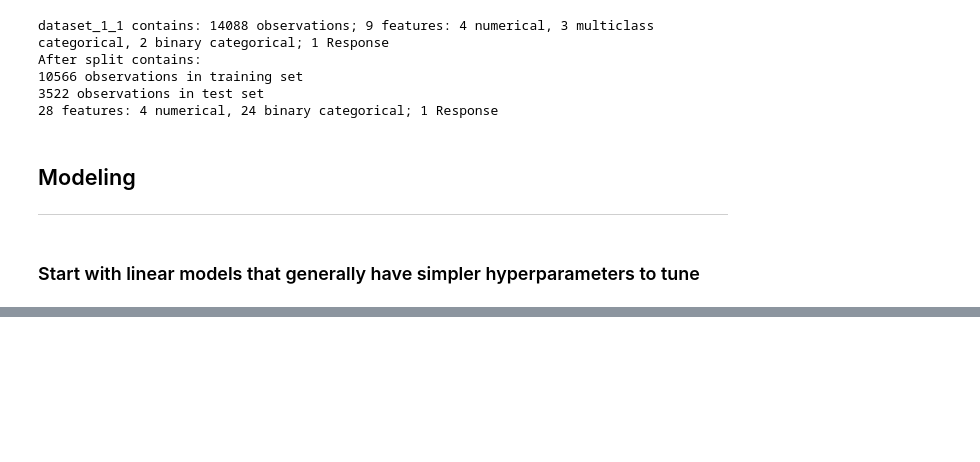
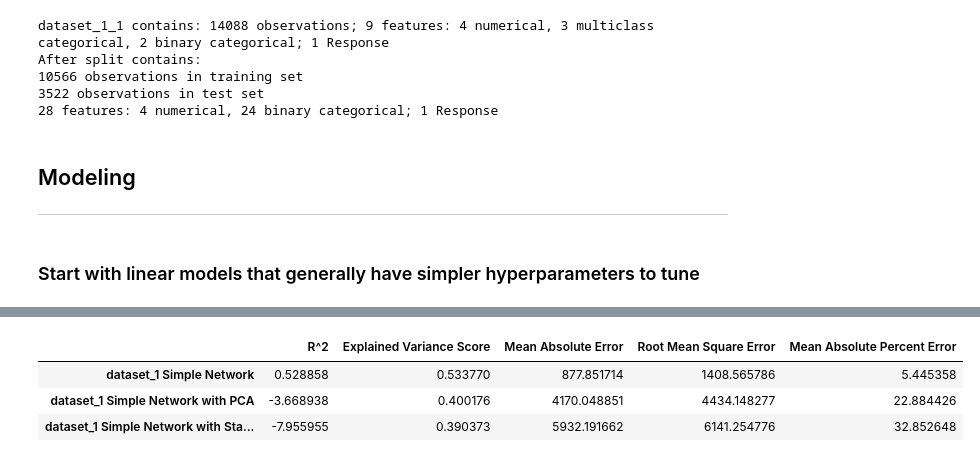
Before and after one commit to wyattowalsh/ieor_142_project, a Jupyter notebook: nba_da.ipynb, the cells around one changed output, grey strips where cells are left out. Saved outputs shown, nothing was run; the diff lists cells and outputs as text; code cells hidden in the pictures; blank space fills up the shorter version.

```diff
--- a/notebooks/nba_da.ipynb
+++ b/nba_da.ipynb
@@ -204,0 +332,7 @@ nn_statistics.sort_values(['Mean Absolute Error']).head()
+# %%
+nn_statistics.sort_values(['R^2'], ascending = False).head()
+# %% [output]
+|  | R^2 | Explained Variance Score | Mean Absolute Error | Root Mean Square Error | Mean Absolute Percent Error |
+| dataset_1 Simple Network | 0.528858 | 0.533770 | 877.851714 | 1408.565786 | 5.445358 |
+| dataset_1 Simple Network with PCA | -3.668938 | 0.400176 | 4170.048851 | 4434.148277 | 22.884426 |
+| dataset_1 Simple Network with Sta... | -7.955955 | 0.390373 | 5932.191662 | 6141.254776 | 32.852648 |
```
Also changed, not shown: parts of 20 cells of this notebook, 4 other files.
